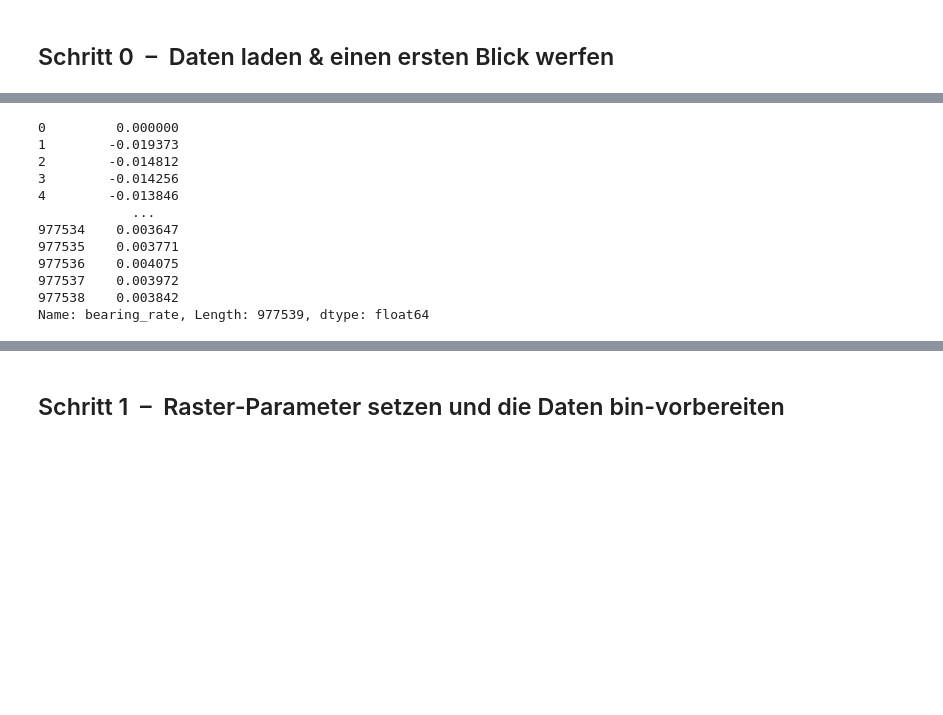
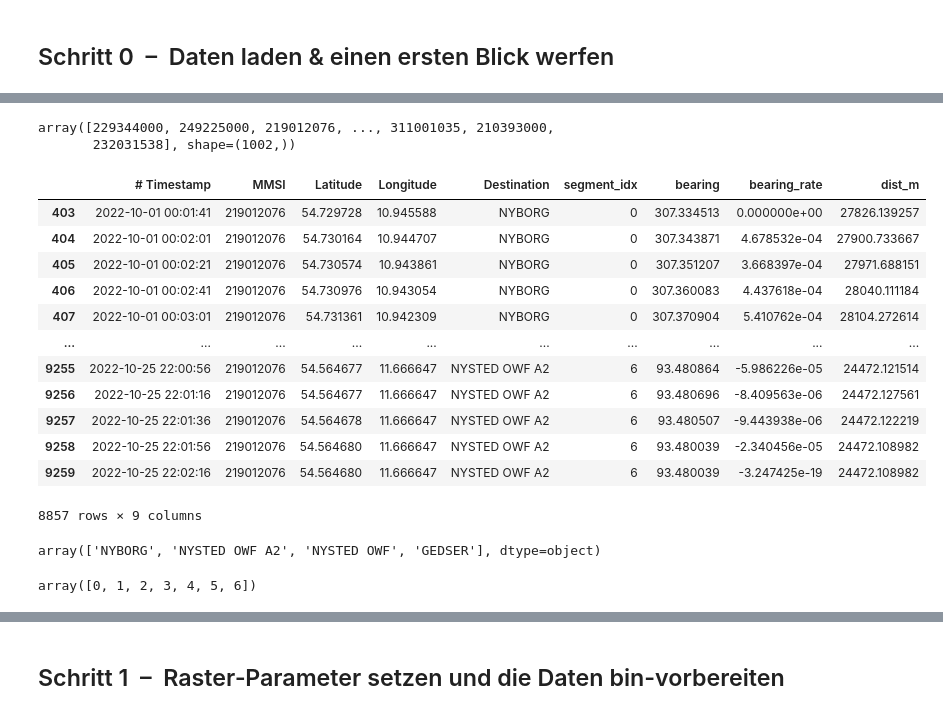
Before and after one commit to AI-lly/plotseamap, a Jupyter notebook: src/bearing/test.ipynb, the cells around one changed output, grey strips where cells are left out. Saved outputs shown, nothing was run; the diff lists cells and outputs as text; code cells hidden in the pictures; blank space fills up the shorter version.

```diff
--- a/src/bearing/test.ipynb
+++ b/src/bearing/test.ipynb
@@ -26,15 +26,30 @@ Spalten: ['# Timestamp', 'MMSI', 'Latitude', 'Longitude', 'Destination', 'bearin
-# %%
-df["bearing_rate"]
-# %% [output]
-0         0.000000
-1        -0.019373
-2        -0.014812
-3        -0.014256
-4        -0.013846
-            ...
-977534    0.003647
-977535    0.003771
-977536    0.004075
-977537    0.003972
-977538    0.003842
-Name: bearing_rate, Length: 977539, dtype: float64
+# %%
+df.MMSI.unique()
+# %% [output]
+array([229344000, 249225000, 219012076, ..., 311001035, 210393000,
+       232031538], shape=(1002,))
+# %%
+mmsi = df[df["MMSI"]==219012076]
+mmsi
+# %% [output]
+|  | # Timestamp | MMSI | Latitude | Longitude | Destination | segment_idx | bearing | bearing_rate | dist_m |
+| 403 | 2022-10-01 00:01:41 | 219012076 | 54.729728 | 10.945588 | NYBORG | 0 | 307.334513 | 0.000000e+00 | 27826.139257 |
+| 404 | 2022-10-01 00:02:01 | 219012076 | 54.730164 | 10.944707 | NYBORG | 0 | 307.343871 | 4.678532e-04 | 27900.733667 |
+| 405 | 2022-10-01 00:02:21 | 219012076 | 54.730574 | 10.943861 | NYBORG | 0 | 307.351207 | 3.668397e-04 | 27971.688151 |
+| 406 | 2022-10-01 00:02:41 | 219012076 | 54.730976 | 10.943054 | NYBORG | 0 | 307.360083 | 4.437618e-04 | 28040.111184 |
+| 407 | 2022-10-01 00:03:01 | 219012076 | 54.731361 | 10.942309 | NYBORG | 0 | 307.370904 | 5.410762e-04 | 28104.272614 |
+| ... | ... | ... | ... | ... | ... | ... | ... | ... | ... |
+| 9255 | 2022-10-25 22:00:56 | 219012076 | 54.564677 | 11.666647 | NYSTED OWF A2 | 6 | 93.480864 | -5.986226e-05 | 24472.121514 |
+| 9256 | 2022-10-25 22:01:16 | 219012076 | 54.564677 | 11.666647 | NYSTED OWF A2 | 6 | 93.480696 | -8.409563e-06 | 24472.127561 |
+| 9257 | 2022-10-25 22:01:36 | 219012076 | 54.564678 | 11.666647 | NYSTED OWF A2 | 6 | 93.480507 | -9.443938e-06 | 24472.122219 |
+| 9258 | 2022-10-25 22:01:56 | 219012076 | 54.564680 | 11.666647 | NYSTED OWF A2 | 6 | 93.480039 | -2.340456e-05 | 24472.108982 |
+| 9259 | 2022-10-25 22:02:16 | 219012076 | 54.564680 | 11.666647 | NYSTED OWF A2 | 6 | 93.480039 | -3.247425e-19 | 24472.108982 |
+8857 rows × 9 columns
+# %%
+mmsi.Destination.unique()
+# %% [output]
+array(['NYBORG', 'NYSTED OWF A2', 'NYSTED OWF', 'GEDSER'], dtype=object)
+# %%
+mmsi.segment_idx.unique()
+# %% [output]
+array([0, 1, 2, 3, 4, 5, 6])
```
Also changed, not shown: parts of 10 cells of this notebook, 1 other file.
